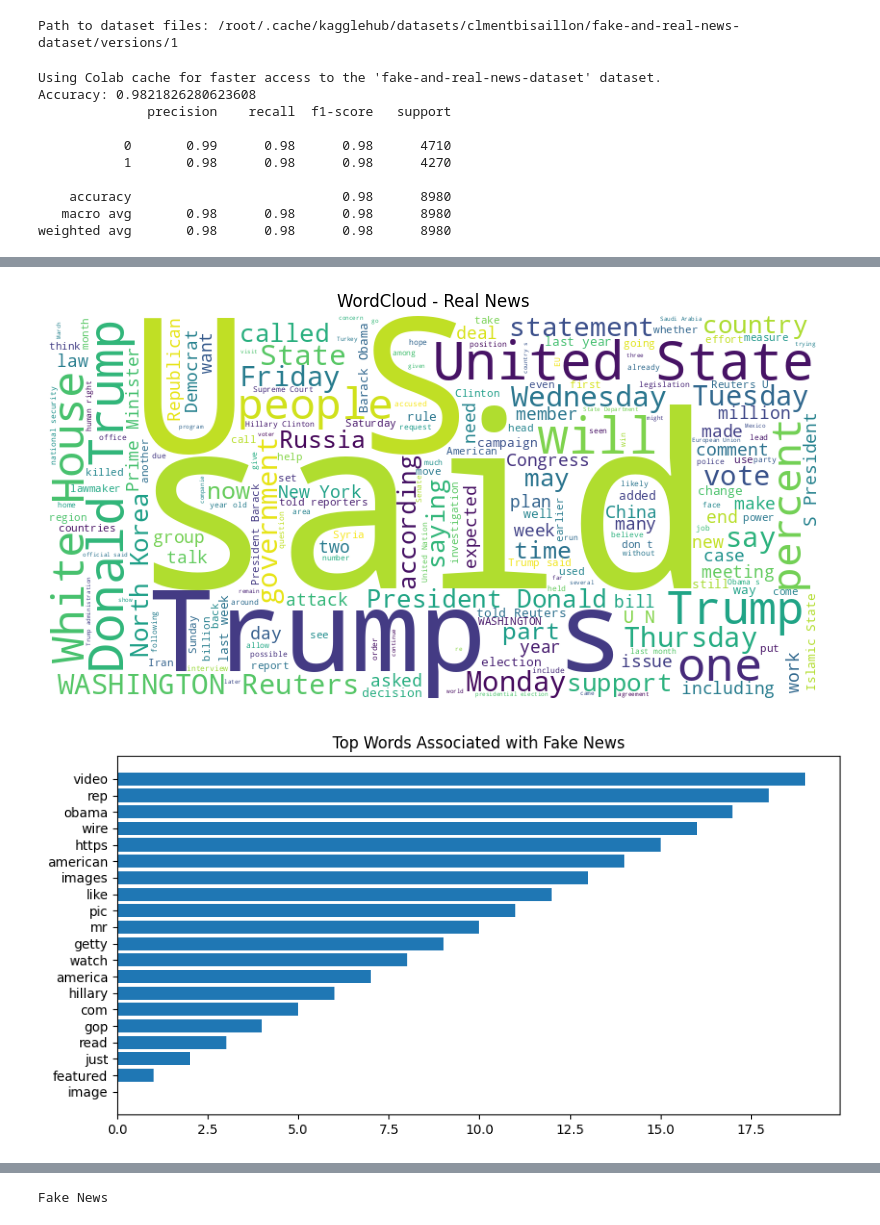
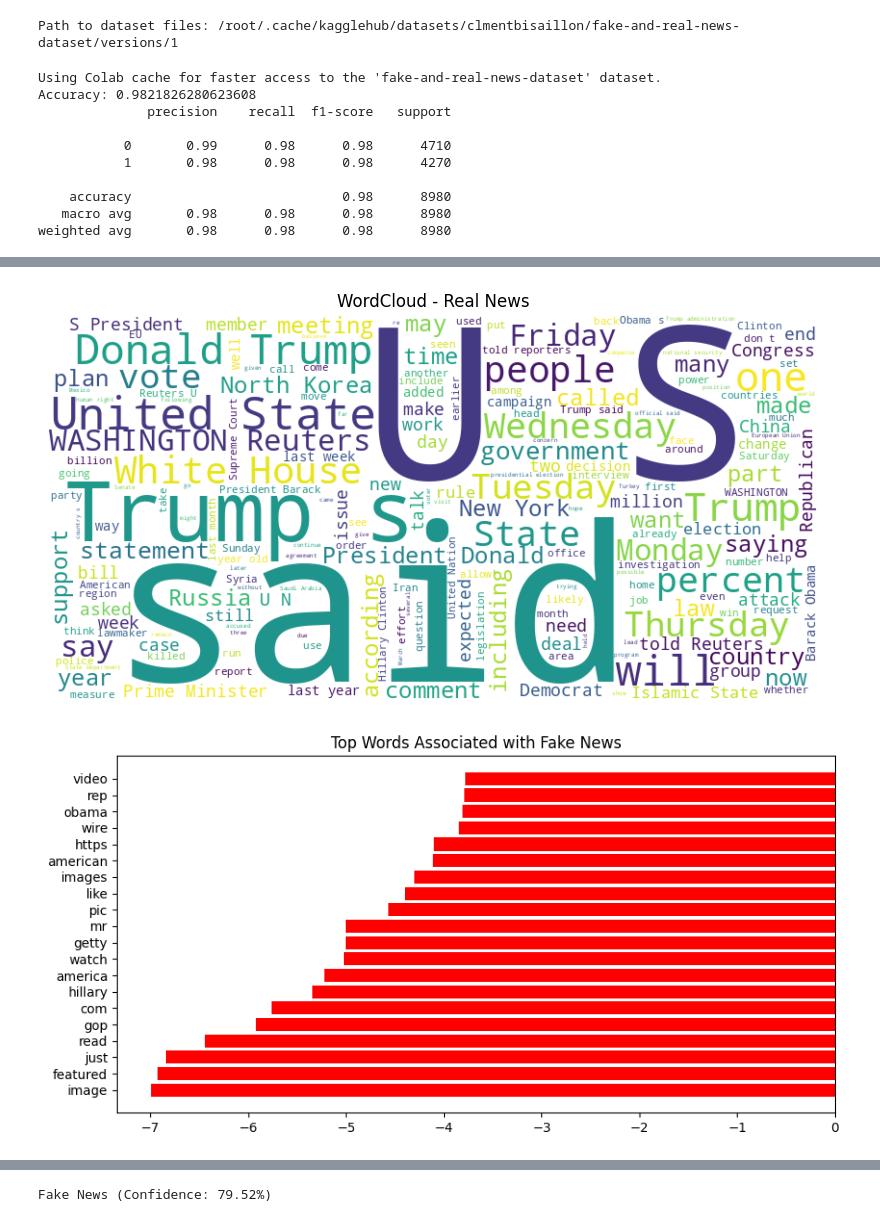
Before and after one commit to tuhinarath/Fake-News-Detection-NLP, a Jupyter notebook: Fake_News_Detection.ipynb, the cells around one changed output, grey strips where cells are left out. Cells and saved outputs as stored; diff of their text form; code cells hidden in the pictures.

```diff
--- a/Fake_News_Detection.ipynb
+++ b/Fake_News_Detection.ipynb
@@ -24,6 +24,7 @@ from sklearn.feature_extraction.text import TfidfVectorizer
 from sklearn.linear_model import LogisticRegression
 from sklearn.metrics import accuracy_score, classification_report, confusion_matrix
 
+# ---------- Download Dataset ----------
 path = kagglehub.dataset_download("clmentbisaillon/fake-and-real-news-dataset")
 fake_path = os.path.join(path, "Fake.csv")
 real_path = os.path.join(path, "True.csv")
@@ -34,17 +35,18 @@ real = pd.read_csv(real_path)
 fake['label'] = 0
 real['label'] = 1
 
-data = pd.concat([fake, real])
-data = data.sample(frac=1, random_state=42).reset_index(drop=True)
+data = pd.concat([fake, real]).sample(frac=1, random_state=42).reset_index(drop=True)
 
 X = data['text']
 y = data['label']
 
+# ---------- TF-IDF Vectorization ----------
 vectorizer = TfidfVectorizer(stop_words='english', max_df=0.7)
 X_vec = vectorizer.fit_transform(X)
 
 X_train, X_test, y_train, y_test = train_test_split(X_vec, y, test_size=0.2, random_state=42)
 
+# ---------- Logistic Regression ----------
 model = LogisticRegression(max_iter=200)
 model.fit(X_train, y_train)
 
@@ -53,51 +55,64 @@ y_pred = model.predict(X_test)
 print("Accuracy:", accuracy_score(y_test, y_pred))
 print(classification_report(y_test, y_pred))
 
+# ---------- Confusion Matrix ----------
 cm = confusion_matrix(y_test, y_pred)
 plt.figure(figsize=(6,4))
-sns.heatmap(cm, annot=True, fmt='d', cmap='Blues')
+sns.heatmap(cm, annot=True, fmt='d', cmap='Blues', xticklabels=['Fake','Real'], yticklabels=['Fake','Real'])
 plt.xlabel('Predicted')
 plt.ylabel('Actual')
 plt.title('Confusion Matrix')
+plt.savefig("confusion_matrix.png", dpi=300, bbox_inches='tight')
 plt.show()
 
+# ---------- WordClouds ----------
 fake_text = " ".join(fake['text'])
 real_text = " ".join(real['text'])
 
 plt.figure(figsize=(10,5))
 wc_fake = WordCloud(width=800, height=400, background_color='black').generate(fake_text)
-plt.imshow(wc_fake)
+plt.imshow(wc_fake, interpolation='bilinear')
 plt.axis('off')
 plt.title('WordCloud - Fake News')
+plt.savefig("fake_wordcloud.png", dpi=300, bbox_inches='tight')
 plt.show()
 
 plt.figure(figsize=(10,5))
 wc_real = WordCloud(width=800, height=400, background_color='white').generate(real_text)
-plt.imshow(wc_real)
+plt.imshow(wc_real, interpolation='bilinear')
 plt.axis('off')
 plt.title('WordCloud - Real News')
+plt.savefig("real_wordcloud.png", dpi=300, bbox_inches='tight')
 plt.show()
 
+# ---------- Top Words by Coefficient ----------
 feature_array = np.array(vectorizer.get_feature_names_out())
 tfidf_sorting = np.argsort(model.coef_[0])
 
 top_fake = feature_array[tfidf_sorting[:20]]
+top_fake_values = model.coef_[0][tfidf_sorting[:20]]
+
 top_real = feature_array[tfidf_sorting[-20:]]
+top_real_values = model.coef_[0][tfidf_sorting[-20:]]
 
 plt.figure(figsize=(10,5))
-plt.barh(top_fake, np.arange(len(top_fake)))
+plt.barh(top_fake, top_fake_values, color='red')
 plt.title('Top Words Associated with Fake News')
+plt.savefig("top_fake_words.png", dpi=300, bbox_inches='tight')
 plt.show()
 
 plt.figure(figsize=(10,5))
-plt.barh(top_real, np.arange(len(top_real)))
+plt.barh(top_real, top_real_values, color='green')
 plt.title('Top Words Associated with Real News')
+plt.savefig("top_real_words.png", dpi=300, bbox_inches='tight')
 plt.show()
 
+# ---------- Prediction Function ----------
 def predict_news(text):
     vec = vectorizer.transform([text])
     pred = model.predict(vec)[0]
-    return "Real News" if pred == 1 else "Fake News"
+    prob = model.predict_proba(vec)[0][pred]
+    return f"{'Real News' if pred==1 else 'Fake News'} (Confidence: {prob*100:.2f}%)"
 
 sample = "The government announced new reforms in education today."
 print(predict_news(sample))
@@ -117,2 +132,2 @@ weighted avg       0.98      0.98      0.98      8980
-[figure, old version]
+[figure, new version]
-[figure, old version]
+[figure, new version]
@@ -120 +135 @@ weighted avg       0.98      0.98      0.98      8980
-Fake News
+Fake News (Confidence: 79.52%)
```
Also changed, not shown: parts of 1 cell of this notebook.
